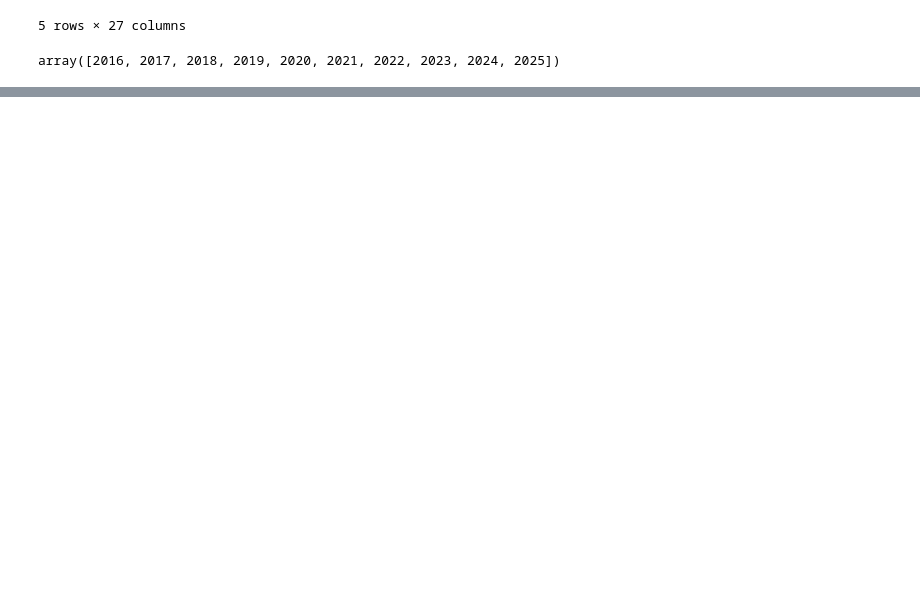
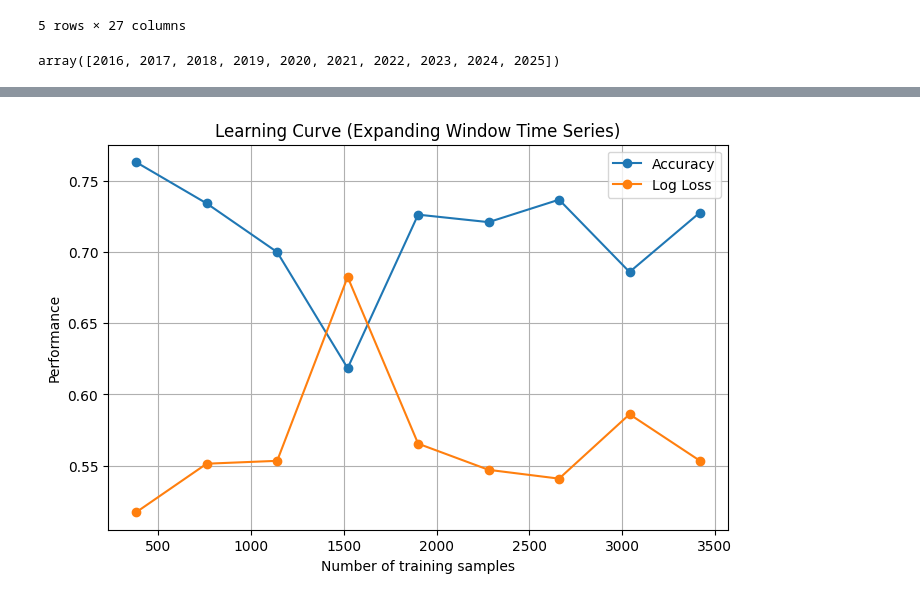
Before and after one commit to DSPRO1/epl-match-outcome-predictor, a Jupyter notebook: notebooks/xgboost_model_prediction.ipynb, the cells around one changed output, grey strips where cells are left out. Saved outputs shown, nothing was run; the diff lists cells and outputs as text; code cells hidden in the pictures; blank space fills up the shorter version.

Commit message:
Adding seperate notebook for each model

```diff
--- a/notebooks/xgboost_model_prediction.ipynb
+++ b/notebooks/xgboost_model_prediction.ipynb
@@ -17,10 +17,6 @@ df.head()
 # %%
 features = [
     'elo_home_pre', 'elo_away_pre', 'elo_diff_pre',
-    'home_gf_roll', 'home_ga_roll', 'home_pts_roll',
-    'away_gf_roll', 'away_ga_roll', 'away_pts_roll',
-    'rest_days_home', 'rest_days_away', 'rest_days_diff',
-    'h2h_avg_points_home', 'h2h_avg_points_away'
 ]
 # %%
 df = df[df['season'] != 2015]
@@ -28,7 +24,7 @@ df['season'].unique()
 # %% [output]
 array([2016, 2017, 2018, 2019, 2020, 2021, 2022, 2023, 2024, 2025])
 # %%
-xgb = XGBClassifier(
+xgb = xgb.XGBClassifier(
     n_estimators=100,
     max_depth=3,
     learning_rate=0.01543079811345041,
@@ -60,11 +56,11 @@ for i in range(1, len(seasons)):
 
     model = xgb.fit(X_train, y_train)
 
-    preds_train = model.predict(X_train)
-    preds_test = model.predict(X_test)
+    pred_labels = model.predict(X_test)
+    preds_test = model.predict_proba(X_test)[:, 1]
+    preds_train = model.predict_proba(X_train)[:, 1]
 
     pred_labels = (preds_test >= 0.5).astype(int)
-
 
     fold_accuracy.append(accuracy_score(y_test, pred_labels))
     fold_logloss.append(log_loss(y_test, preds_test))
@@ -82,5 +78,5 @@ for i in range(1, len(seasons)):
     train_scores.append(log_loss(y_train, preds_train))
 
 print("---------------------------Final---------------------------")
-print(f"RandomForstClassifier(n_estimators=500, max_depth=50) "
+print(f"XgBoost"
       f"Accuracy: {np.mean(fold_accuracy)}, Logloss: {np.mean(fold_logloss)}, Precision: {np.mean(fold_precision)}, Recall: {np.mean(fold_recall)}")
@@ -86,0 +101,15 @@ print(f"RandomForstClassifier(n_estimators=500, max_depth=50) "
+# %%
+import matplotlib.pyplot as plt
+
+plt.figure(figsize=(8, 5))
+plt.plot(train_sizes, fold_accuracy, marker='o', label="Accuracy")
+plt.plot(train_sizes, fold_logloss, marker='o', label="Log Loss")
+
+plt.xlabel("Number of training samples")
+plt.ylabel("Performance")
+plt.title("Learning Curve (Expanding Window Time Series)")
+plt.legend()
+plt.grid(True)
+plt.show()
+# %% [output]
+[figure, added]
```
Also changed, not shown: parts of 3 cells of this notebook, 6 other files.
